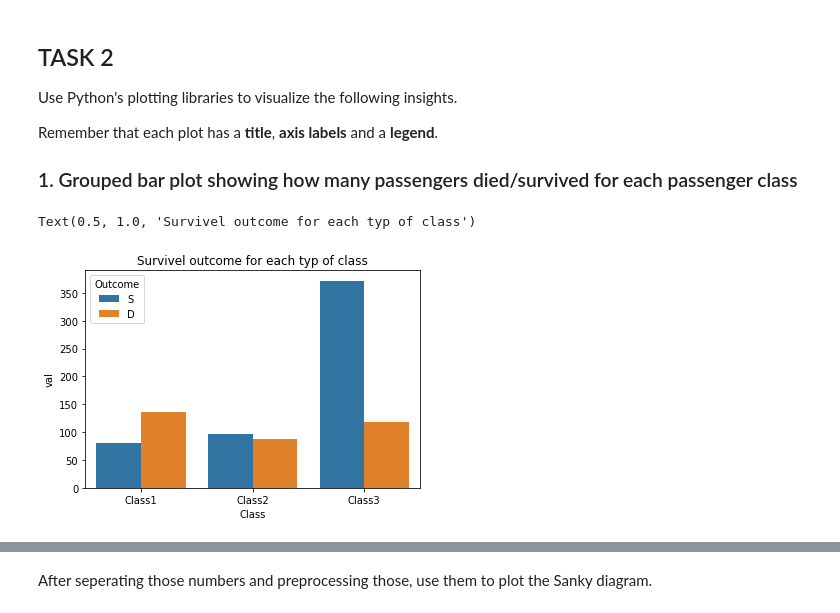
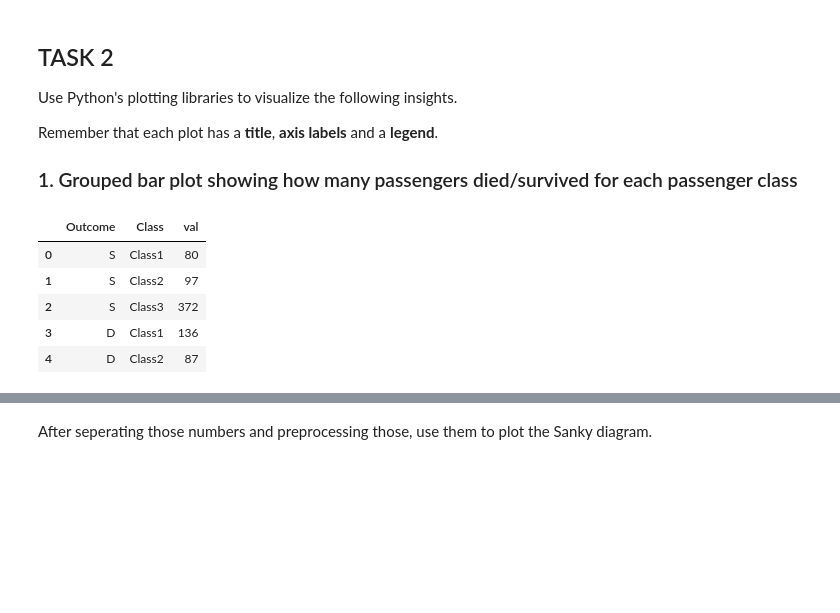
Before and after one commit to s-naegele/Data-Analysis, a Jupyter notebook: Lab/01_Categorical Data.ipynb, the cells around one changed output, grey strips where cells are left out. Saved outputs shown, nothing was run; the diff lists cells and outputs as text; code cells hidden in the pictures; blank space fills up the shorter version.

```diff
--- a/Lab/01_Categorical Data.ipynb
+++ b/Lab/01_Categorical Data.ipynb
@@ -99,29 +104,33 @@ Remember that each plot has a **title**, **axis labels** and a **legend**.
 # %%
 # YOUR CODE HERE
 import matplotlib.pyplot as plt
 import seaborn as sns
 
 #first = data[1 == data.Pclass].value_counts()
 #first = data.loc[data.Survived == 0].loc[data.Pclass ==  1].count()
 
 firstS =len( data.loc[data.Survived == 0].loc[data.Pclass == 1])
 firstD = len(data.loc[data.Survived == 1].loc[data.Pclass == 1])
 secondS =len(data.loc[data.Survived == 0].loc[data.Pclass == 2])
 secondD = len(data.loc[data.Survived == 1].loc[data.Pclass == 2])
 thirdS =len(data.loc[data.Survived == 0].loc[data.Pclass == 3])
 thirdD = len(data.loc[data.Survived == 1].loc[data.Pclass == 3])
 
 
 df = pd.DataFrame([['S', 'Class1', firstS],['S','Class2', secondS], ['S','Class3', thirdS], ['D', 'Class1', firstD],['D','Class2', secondD], ['D','Class3', thirdD]],columns=['Outcome', 'Class', 'val'])
 
 df.head()
 
-sns.barplot(data=df, x='Class', y='val', hue='Outcome')
+#sns.barplot(data=df, x='Class', y='val', hue='Outcome')
 
-plt.title('Survivel outcome for each typ of class')
+#plt.title('Survivel outcome for each typ of class')
 # %% [output]
-Text(0.5, 1.0, 'Survivel outcome for each typ of class')
-[figure, removed]
+|  | Outcome | Class | val |
+| 0 | S | Class1 | 80 |
+| 1 | S | Class2 | 97 |
+| 2 | S | Class3 | 372 |
+| 3 | D | Class1 | 136 |
+| 4 | D | Class2 | 87 |
 # %% [markdown]
 ### 2. Sankey diagram
 [Sankey diagrams](https://plot.ly/python/sankey-diagram/) are flow diagrams that visualize the flow from one category to another. Sankey diagarams are advanced plots that are avaible, for instance, in the [plotly framework](https://plot.ly/python/) that supports interactive graphs.
```
Also changed, not shown: parts of 5 cells of this notebook.
